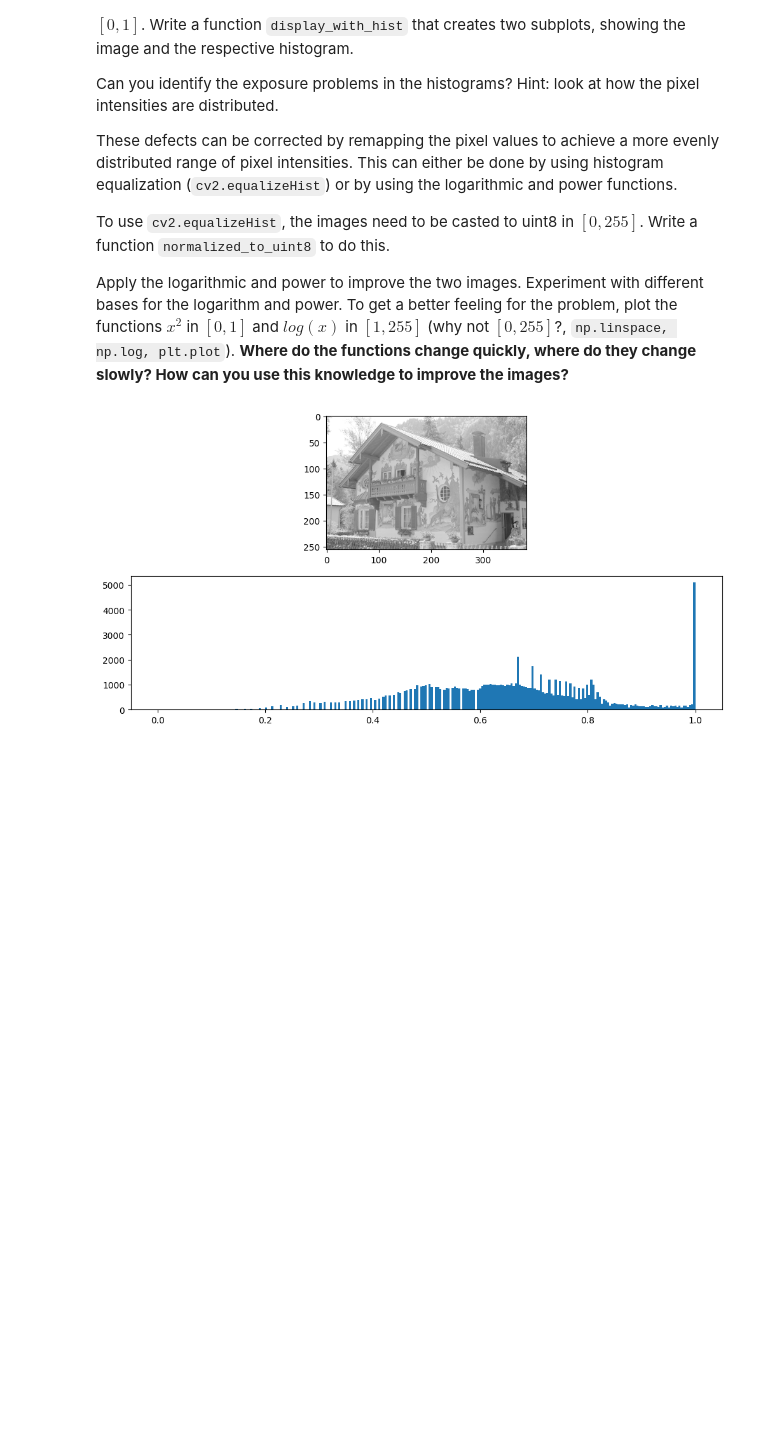
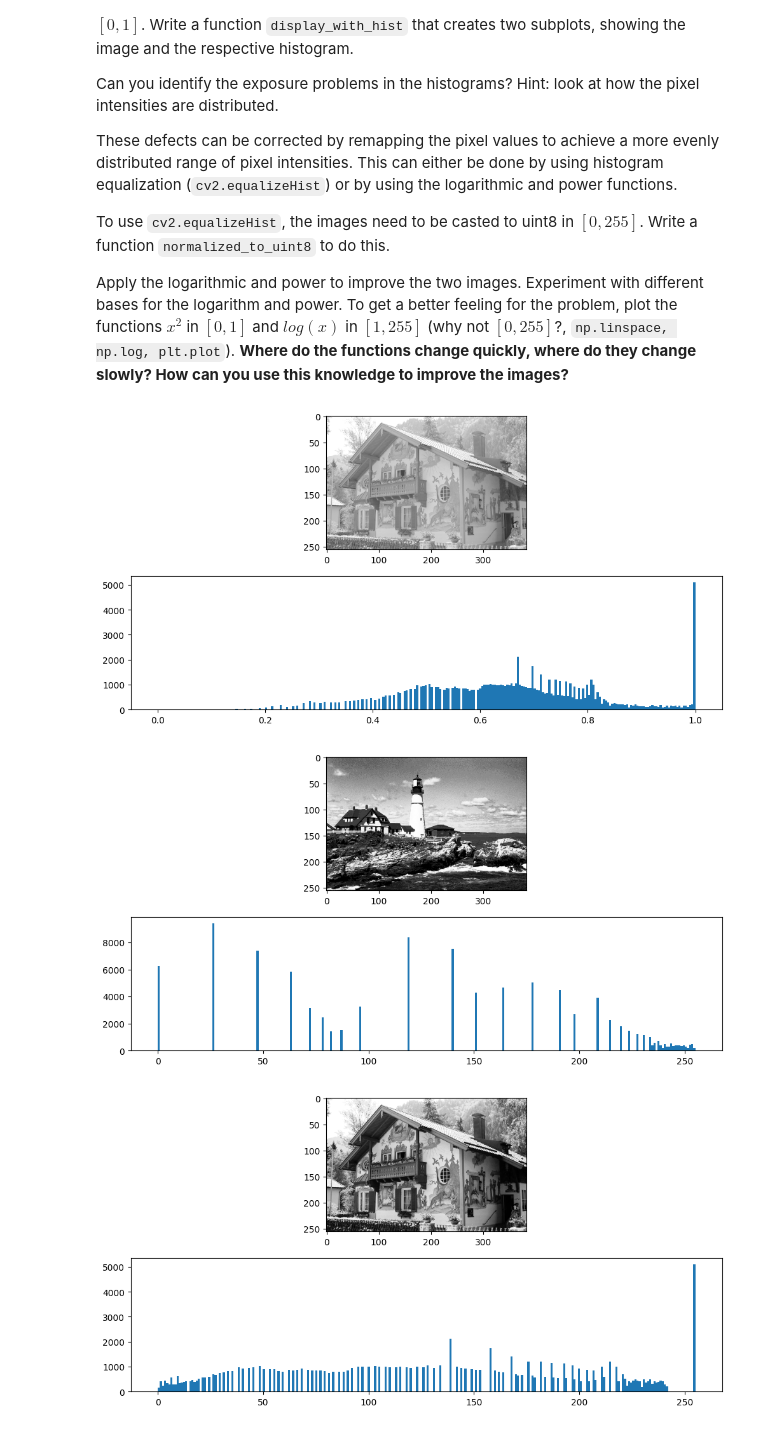
Before and after one commit to RHoock/CompVis, a Jupyter notebook: exercise_1.ipynb, the cells around one changed output. Saved outputs shown, nothing was run; the diff lists cells and outputs as text; code cells hidden in the pictures; blank space fills up the shorter version.

```diff
--- a/exercise_1.ipynb
+++ b/exercise_1.ipynb
@@ -118,3 +120,6 @@ def normalized_to_uint8(image):
+# %%
+def normalized_to_uint8(image):
+    return np.uint8(255/np.amax(image)*image)
 # %%
 # TODO: load images
 img_1 = load_gray_normalized('data/exercise_1/ueb131.png')
@@ -125,5 +130,12 @@ display_with_hist(img_2)
 [figure]
 # %%
 # TODO: convert images to uint8
+ueb131_uint8 = normalized_to_uint8(img_1)
+ueb132_uint8 = normalized_to_uint8(img_2)
 
 # TODO: equalize histogram and display
+display_with_hist(cv2.equalizeHist(ueb131_uint8))
+display_with_hist(cv2.equalizeHist(ueb132_uint8))
+# %% [output]
+[figure, added]
+[figure, added]
```
Also changed, not shown: parts of 8 cells of this notebook.
